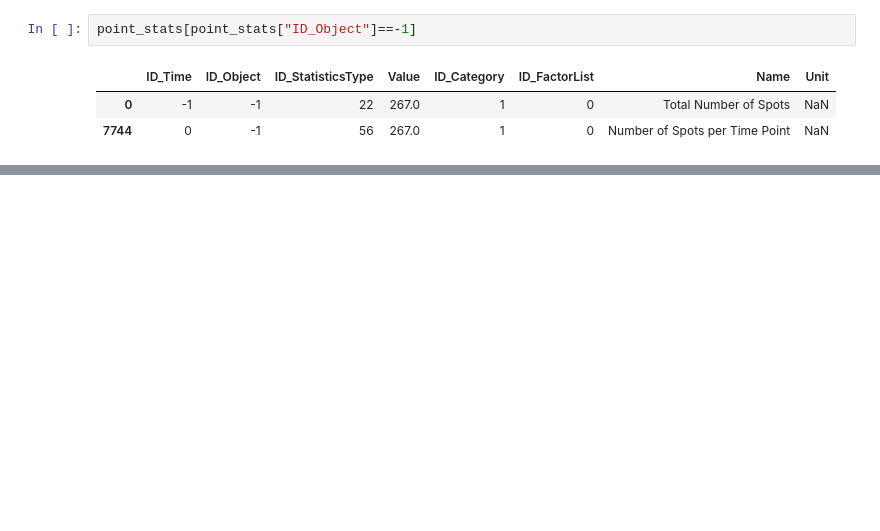
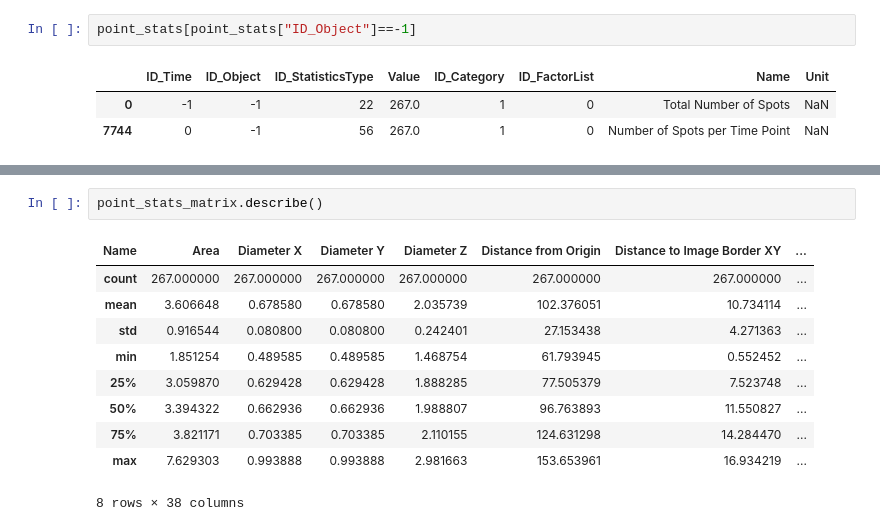
Before and after one commit to dasaderi/python_neurobootcamp, a Jupyter notebook: day-3/day3-pandas.ipynb, the cells around one changed output, grey strips where cells are left out. Drawn from its saved outputs; the diff is of its cells as text; blank space fills up the shorter version.

```diff
--- a/day-3/day3-pandas.ipynb
+++ b/day-3/day3-pandas.ipynb
@@ -144,0 +198,13 @@ point_stats_matrix.head(20)
+# %%
+point_stats_matrix.describe()
+# %% [output]
+| Name | Area | Diameter X | Diameter Y | Diameter Z | Distance from Origin | Distance to Image Border XY | ... |
+| count | 267.000000 | 267.000000 | 267.000000 | 267.000000 | 267.000000 | 267.000000 | ... |
+| mean | 3.606648 | 0.678580 | 0.678580 | 2.035739 | 102.376051 | 10.734114 | ... |
+| std | 0.916544 | 0.080800 | 0.080800 | 0.242401 | 27.153438 | 4.271363 | ... |
+| min | 1.851254 | 0.489585 | 0.489585 | 1.468754 | 61.793945 | 0.552452 | ... |
+| 25% | 3.059870 | 0.629428 | 0.629428 | 1.888285 | 77.505379 | 7.523748 | ... |
+| 50% | 3.394322 | 0.662936 | 0.662936 | 1.988807 | 96.763893 | 11.550827 | ... |
+| 75% | 3.821171 | 0.703385 | 0.703385 | 2.110155 | 124.631298 | 14.284470 | ... |
+| max | 7.629303 | 0.993888 | 0.993888 | 2.981663 | 153.653961 | 16.934219 | ... |
+8 rows × 38 columns
```
Also changed, not shown: parts of 28 cells of this notebook, 4 other files.
